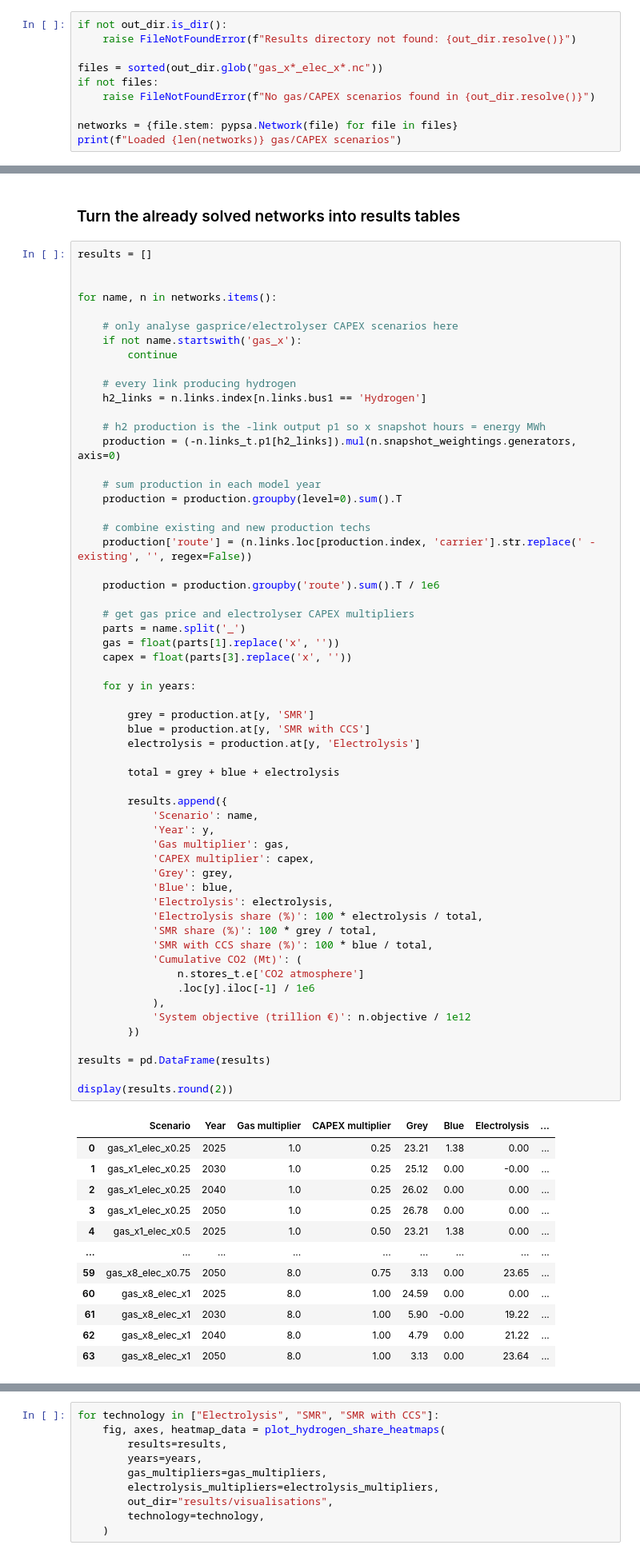
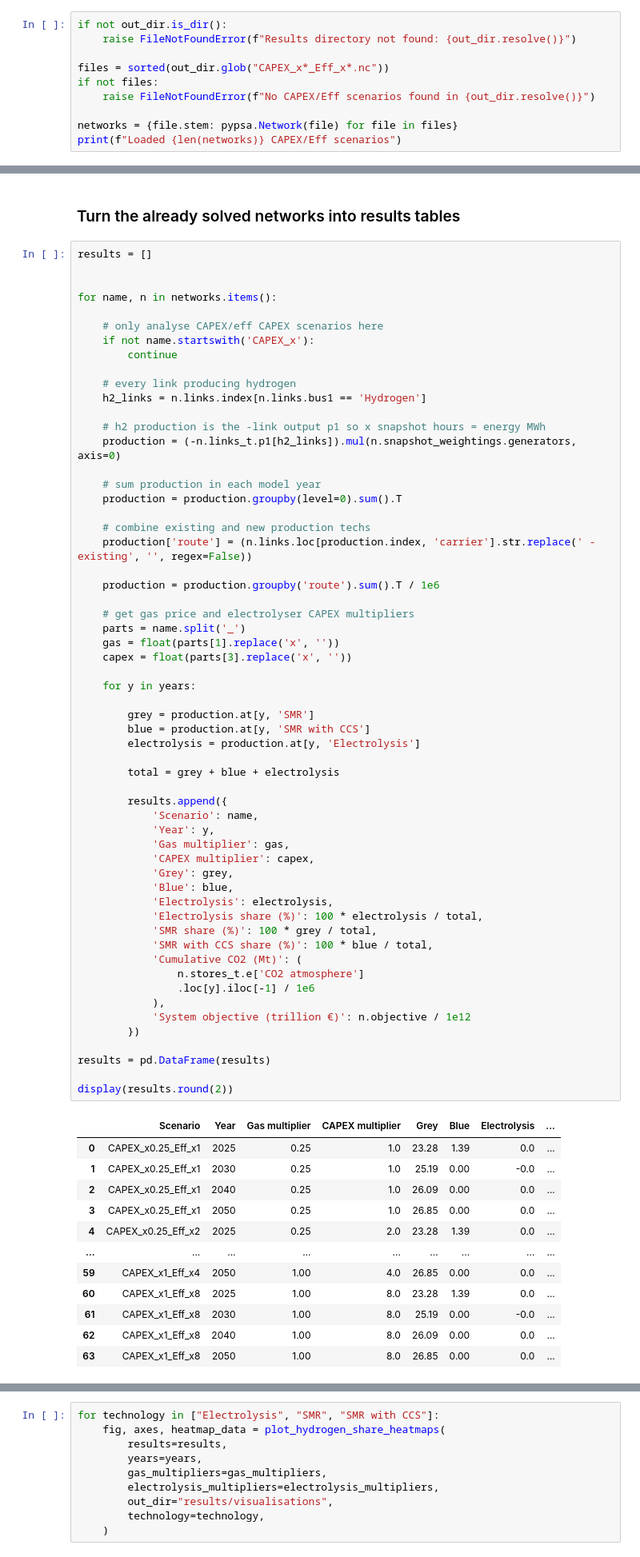
Before and after one commit to nzuijder/PyPSA_Dutch_EnergySystem, a Jupyter notebook: FinalModel/visualisations.ipynb, the cells around one changed output, grey strips where cells are left out. Shown at 80% size. Saved outputs shown, nothing was run; the diff lists cells and outputs as text.

```diff
--- a/FinalModel/visualisations.ipynb
+++ b/FinalModel/visualisations.ipynb
@@ -649,11 +650,11 @@ def plot_electricity_demand_growth(results_dir="results"):
 if not out_dir.is_dir():
     raise FileNotFoundError(f"Results directory not found: {out_dir.resolve()}")
 
-files = sorted(out_dir.glob("gas_x*_elec_x*.nc"))
+files = sorted(out_dir.glob("CAPEX_x*_Eff_x*.nc"))
 if not files:
-    raise FileNotFoundError(f"No gas/CAPEX scenarios found in {out_dir.resolve()}")
+    raise FileNotFoundError(f"No CAPEX/Eff scenarios found in {out_dir.resolve()}")
 
 networks = {file.stem: pypsa.Network(file) for file in files}
-print(f"Loaded {len(networks)} gas/CAPEX scenarios")
+print(f"Loaded {len(networks)} CAPEX/Eff scenarios")
 # %% [output]
 INFO:pypsa.network.io:New version 1.4.0 available! (Current: 1.2.0)
@@ -684,8 +685,8 @@ results = []
 
 for name, n in networks.items():
 
-    # only analyse gasprice/electrolyser CAPEX scenarios here
-    if not name.startswith('gas_x'):
+    # only analyse CAPEX/eff CAPEX scenarios here
+    if not name.startswith('CAPEX_x'):
         continue
 
     # every link producing hydrogen
@@ -711,44 +712,44 @@ for name, n in networks.items():
 
         grey = production.at[y, 'SMR']
         blue = production.at[y, 'SMR with CCS']
         electrolysis = production.at[y, 'Electrolysis']
 
         total = grey + blue + electrolysis
 
         results.append({
             'Scenario': name,
             'Year': y,
             'Gas multiplier': gas,
             'CAPEX multiplier': capex,
             'Grey': grey,
             'Blue': blue,
             'Electrolysis': electrolysis,
             'Electrolysis share (%)': 100 * electrolysis / total,
             'SMR share (%)': 100 * grey / total,
             'SMR with CCS share (%)': 100 * blue / total,
             'Cumulative CO2 (Mt)': (
                 n.stores_t.e['CO2 atmosphere']
                 .loc[y].iloc[-1] / 1e6
             ),
             'System objective (trillion €)': n.objective / 1e12
         })
 
 results = pd.DataFrame(results)
 
 display(results.round(2))
 # %% [output]
 |  | Scenario | Year | Gas multiplier | CAPEX multiplier | Grey | Blue | Electrolysis | ... |
-| 0 | gas_x1_elec_x0.25 | 2025 | 1.0 | 0.25 | 23.21 | 1.38 | 0.00 | ... |
-| 1 | gas_x1_elec_x0.25 | 2030 | 1.0 | 0.25 | 25.12 | 0.00 | -0.00 | ... |
-| 2 | gas_x1_elec_x0.25 | 2040 | 1.0 | 0.25 | 26.02 | 0.00 | 0.00 | ... |
-| 3 | gas_x1_elec_x0.25 | 2050 | 1.0 | 0.25 | 26.78 | 0.00 | 0.00 | ... |
-| 4 | gas_x1_elec_x0.5 | 2025 | 1.0 | 0.50 | 23.21 | 1.38 | 0.00 | ... |
+| 0 | CAPEX_x0.25_Eff_x1 | 2025 | 0.25 | 1.0 | 23.28 | 1.39 | 0.0 | ... |
+| 1 | CAPEX_x0.25_Eff_x1 | 2030 | 0.25 | 1.0 | 25.19 | 0.00 | -0.0 | ... |
+| 2 | CAPEX_x0.25_Eff_x1 | 2040 | 0.25 | 1.0 | 26.09 | 0.00 | 0.0 | ... |
+| 3 | CAPEX_x0.25_Eff_x1 | 2050 | 0.25 | 1.0 | 26.85 | 0.00 | 0.0 | ... |
+| 4 | CAPEX_x0.25_Eff_x2 | 2025 | 0.25 | 2.0 | 23.28 | 1.39 | 0.0 | ... |
 | ... | ... | ... | ... | ... | ... | ... | ... | ... |
-| 59 | gas_x8_elec_x0.75 | 2050 | 8.0 | 0.75 | 3.13 | 0.00 | 23.65 | ... |
-| 60 | gas_x8_elec_x1 | 2025 | 8.0 | 1.00 | 24.59 | 0.00 | 0.00 | ... |
-| 61 | gas_x8_elec_x1 | 2030 | 8.0 | 1.00 | 5.90 | -0.00 | 19.22 | ... |
-| 62 | gas_x8_elec_x1 | 2040 | 8.0 | 1.00 | 4.79 | 0.00 | 21.22 | ... |
-| 63 | gas_x8_elec_x1 | 2050 | 8.0 | 1.00 | 3.13 | 0.00 | 23.64 | ... |
+| 59 | CAPEX_x1_Eff_x4 | 2050 | 1.00 | 4.0 | 26.85 | 0.00 | 0.0 | ... |
+| 60 | CAPEX_x1_Eff_x8 | 2025 | 1.00 | 8.0 | 23.28 | 1.39 | 0.0 | ... |
+| 61 | CAPEX_x1_Eff_x8 | 2030 | 1.00 | 8.0 | 25.19 | 0.00 | -0.0 | ... |
+| 62 | CAPEX_x1_Eff_x8 | 2040 | 1.00 | 8.0 | 26.09 | 0.00 | 0.0 | ... |
+| 63 | CAPEX_x1_Eff_x8 | 2050 | 1.00 | 8.0 | 26.85 | 0.00 | 0.0 | ... |
 64 rows × 12 columns
 # %% [markdown]
 ### Generate heatmaps
```
Also changed, not shown: parts of 3 cells of this notebook, 13 other files.
